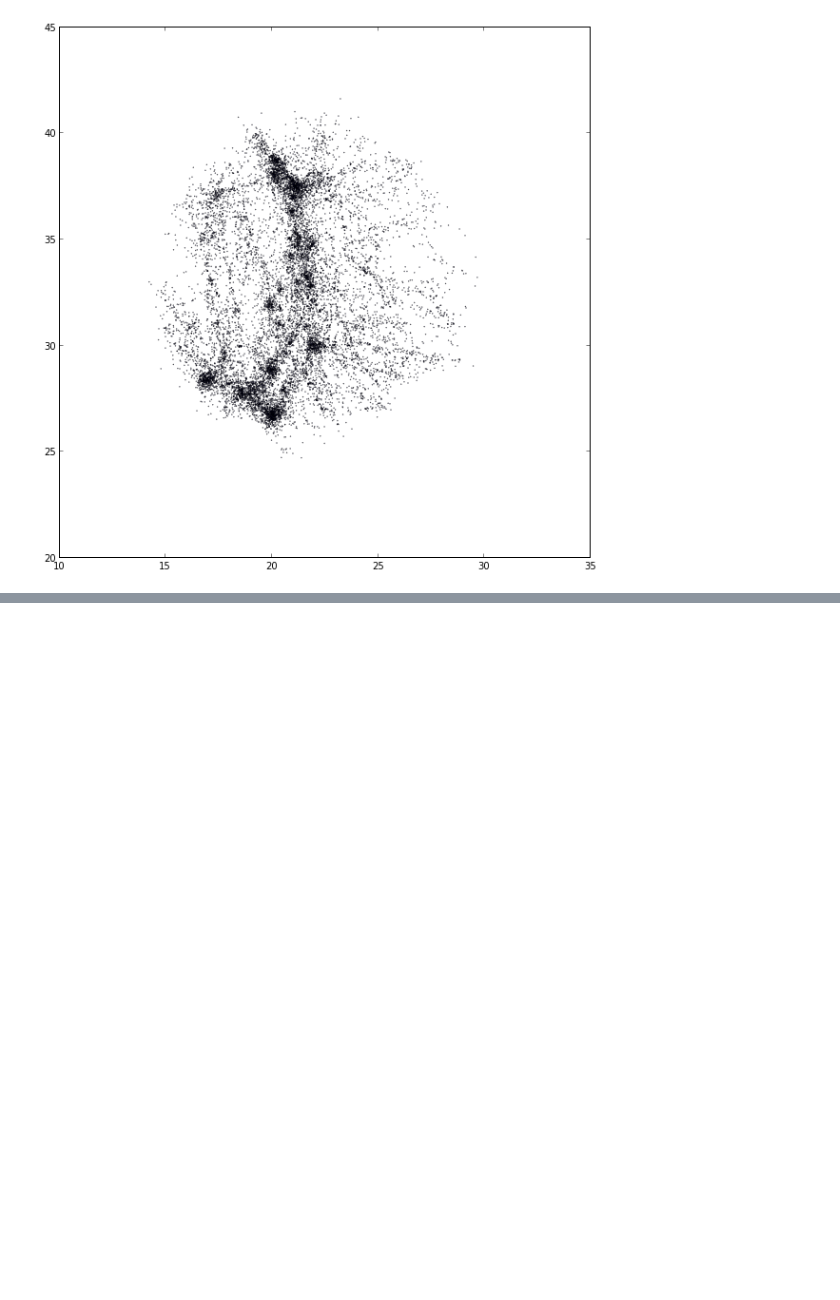
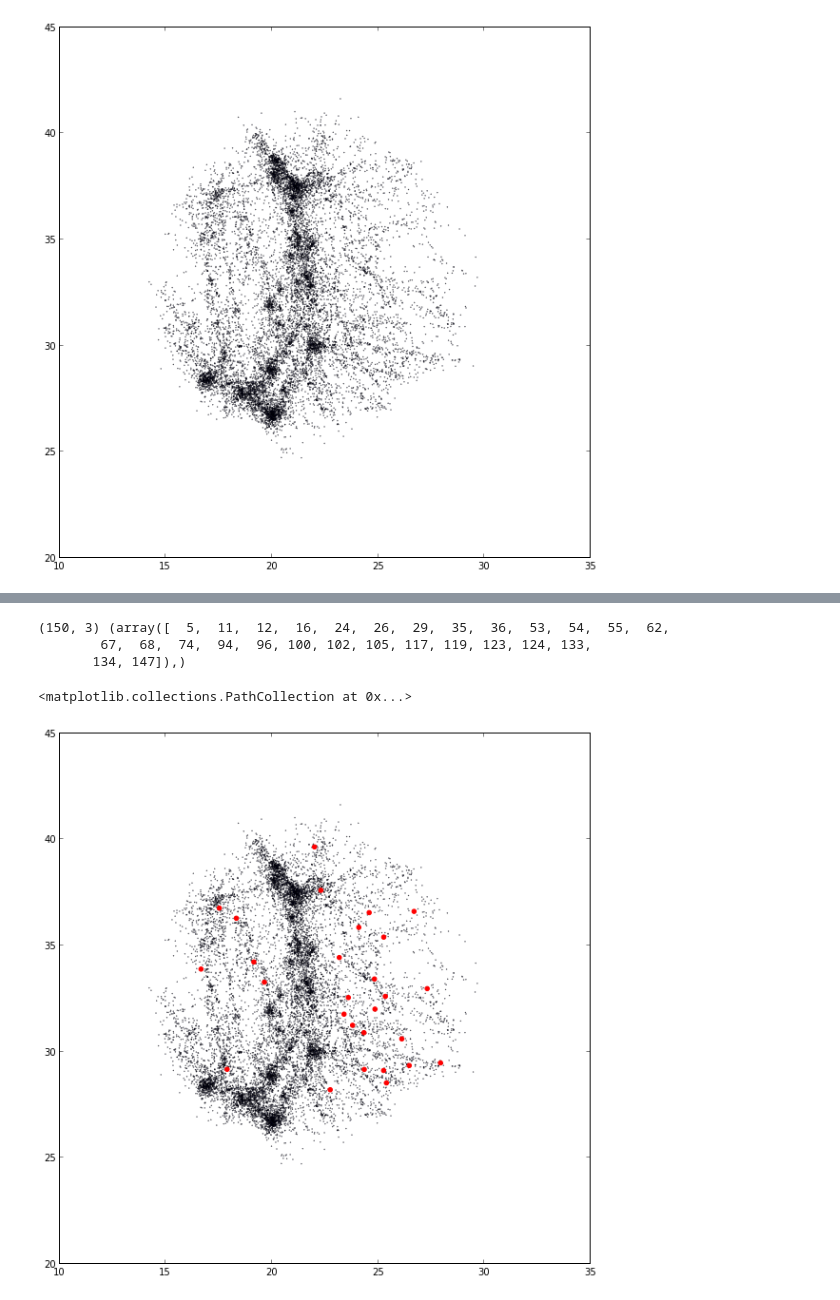
Before and after one commit to jngaravitoc/DwarfAssociations, a Jupyter notebook: code/find_associations.ipynb, the cells around one changed output, grey strips where cells are left out. Saved outputs shown, nothing was run; the diff lists cells and outputs as text; code cells hidden in the pictures; blank space fills up the shorter version.

```diff
--- a/code/find_associations.ipynb
+++ b/code/find_associations.ipynb
@@ -91,0 +97,13 @@ scatter(total_mass, rms_vel)
+# %%
+low_rms_id = where(rms_vel<35.0)
+print shape(centroids), low_rms_id
+# %% [output]
+(150, 3) (array([  5,  11,  12,  16,  24,  26,  29,  35,  36,  53,  54,  55,  62,
+        67,  68,  74,  94,  96, 100, 102, 105, 117, 119, 123, 124, 133,
+       134, 147]),)
+# %%
+scatter(x_pos, z_pos, s=0.1)
+scatter(centroids[low_rms_id,0],centroids[low_rms_id,2], color='red')
+# %% [output]
+<matplotlib.collections.PathCollection at 0x...>
+[figure, added]
```
Also changed, not shown: parts of 8 cells of this notebook.
